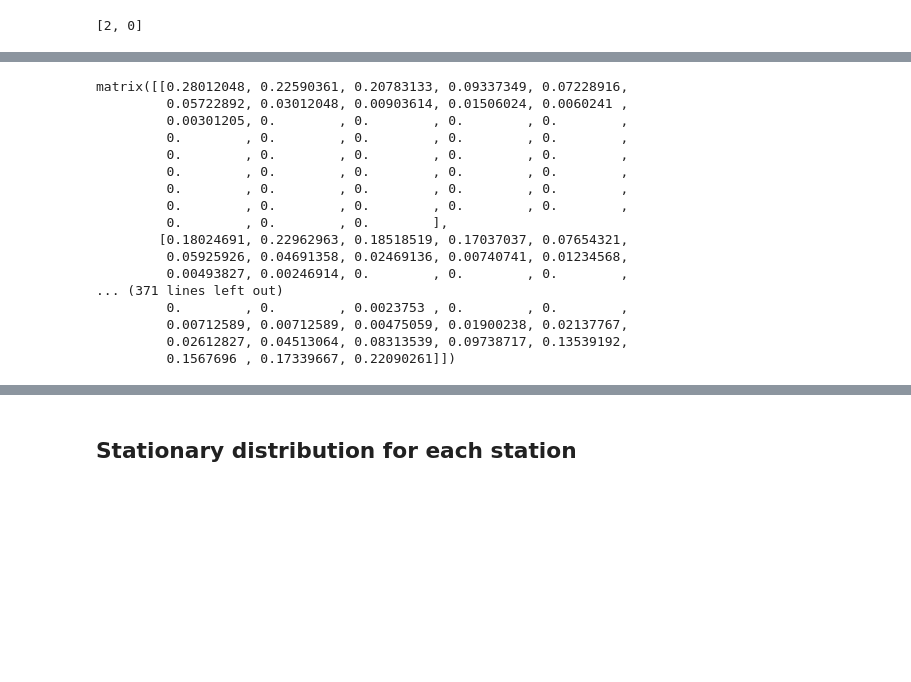
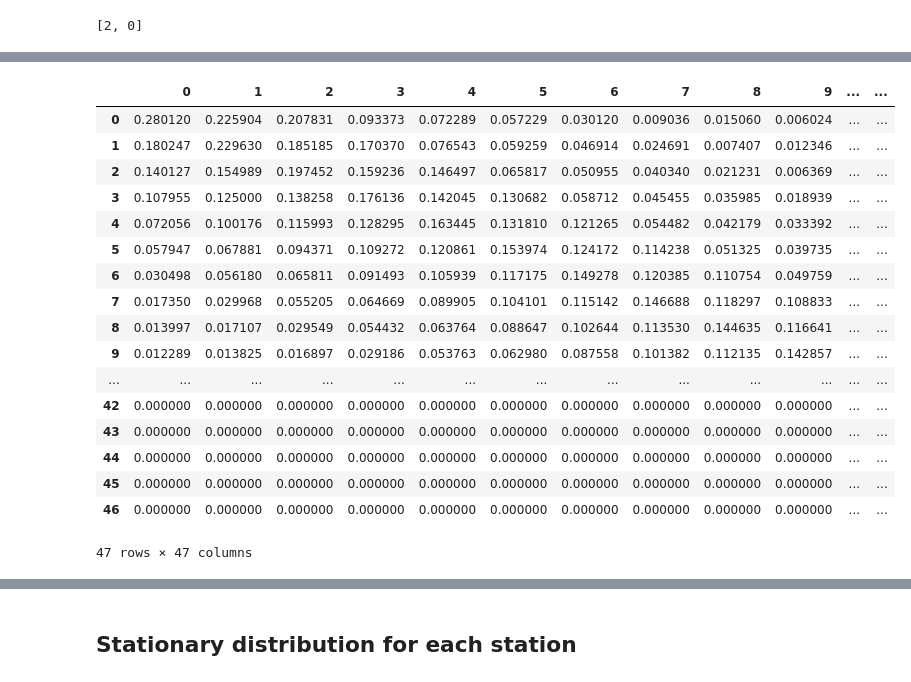
Before and after one commit to gracelang15/City-Bike-Data-Project, a Jupyter notebook: main-project.ipynb, the cells around one changed output, grey strips where cells are left out. Saved outputs shown, nothing was run; the diff lists cells and outputs as text; code cells hidden in the pictures; blank space fills up the shorter version.

```diff
--- a/main-project.ipynb
+++ b/main-project.ipynb
@@ -398,29 +399,30 @@ np.set_printoptions(edgeitems=127)
 W21_night_out = count_per_day_per_time(W21_start_night,night_times,True)
 W21_night_in = count_per_day_per_time(W21_end_night,night_times,False)
 W21_night_rate = get_rate_list(W21_night_in, W21_night_out)
-#W21 station has a capacity of 42 bikes
-W21_freq_rates = CountFrequency(W21_night_rate, 42)
-W21_p_night = create_probab_matrix(W21_freq_rates, 42)
+#W21 station has a capacity of 46 bikes
+W21_freq_rates = CountFrequency(W21_night_rate, 46)
+W21_p_night = create_probab_matrix(W21_freq_rates, 46)
 # %%
-W21_p_night
+pd.DataFrame(W21_p_night)
 # %% [output]
+|  | 0 | 1 | 2 | 3 | 4 | 5 | 6 | 7 | 8 | 9 | ... | ... |
+| 0 | 0.280120 | 0.225904 | 0.207831 | 0.093373 | 0.072289 | 0.057229 | 0.030120 | 0.009036 | 0.015060 | 0.006024 | ... | ... |
+| 1 | 0.180247 | 0.229630 | 0.185185 | 0.170370 | 0.076543 | 0.059259 | 0.046914 | 0.024691 | 0.007407 | 0.012346 | ... | ... |
+| 2 | 0.140127 | 0.154989 | 0.197452 | 0.159236 | 0.146497 | 0.065817 | 0.050955 | 0.040340 | 0.021231 | 0.006369 | ... | ... |
+| 3 | 0.107955 | 0.125000 | 0.138258 | 0.176136 | 0.142045 | 0.130682 | 0.058712 | 0.045455 | 0.035985 | 0.018939 | ... | ... |
+| 4 | 0.072056 | 0.100176 | 0.115993 | 0.128295 | 0.163445 | 0.131810 | 0.121265 | 0.054482 | 0.042179 | 0.033392 | ... | ... |
+| 5 | 0.057947 | 0.067881 | 0.094371 | 0.109272 | 0.120861 | 0.153974 | 0.124172 | 0.114238 | 0.051325 | 0.039735 | ... | ... |
+| 6 | 0.030498 | 0.056180 | 0.065811 | 0.091493 | 0.105939 | 0.117175 | 0.149278 | 0.120385 | 0.110754 | 0.049759 | ... | ... |
+| 7 | 0.017350 | 0.029968 | 0.055205 | 0.064669 | 0.089905 | 0.104101 | 0.115142 | 0.146688 | 0.118297 | 0.108833 | ... | ... |
+| 8 | 0.013997 | 0.017107 | 0.029549 | 0.054432 | 0.063764 | 0.088647 | 0.102644 | 0.113530 | 0.144635 | 0.116641 | ... | ... |
+| 9 | 0.012289 | 0.013825 | 0.016897 | 0.029186 | 0.053763 | 0.062980 | 0.087558 | 0.101382 | 0.112135 | 0.142857 | ... | ... |
+| ... | ... | ... | ... | ... | ... | ... | ... | ... | ... | ... | ... | ... |
+| 42 | 0.000000 | 0.000000 | 0.000000 | 0.000000 | 0.000000 | 0.000000 | 0.000000 | 0.000000 | 0.000000 | 0.000000 | ... | ... |
+| 43 | 0.000000 | 0.000000 | 0.000000 | 0.000000 | 0.000000 | 0.000000 | 0.000000 | 0.000000 | 0.000000 | 0.000000 | ... | ... |
+| 44 | 0.000000 | 0.000000 | 0.000000 | 0.000000 | 0.000000 | 0.000000 | 0.000000 | 0.000000 | 0.000000 | 0.000000 | ... | ... |
+| 45 | 0.000000 | 0.000000 | 0.000000 | 0.000000 | 0.000000 | 0.000000 | 0.000000 | 0.000000 | 0.000000 | 0.000000 | ... | ... |
+| 46 | 0.000000 | 0.000000 | 0.000000 | 0.000000 | 0.000000 | 0.000000 | 0.000000 | 0.000000 | 0.000000 | 0.000000 | ... | ... |
-matrix([[0.28012048, 0.22590361, 0.20783133, 0.09337349, 0.07228916,
-         0.05722892, 0.03012048, 0.00903614, 0.01506024, 0.0060241 ,
-         0.00301205, 0.        , 0.        , 0.        , 0.        ,
-         0.        , 0.        , 0.        , 0.        , 0.        ,
-         0.        , 0.        , 0.        , 0.        , 0.        ,
-         0.        , 0.        , 0.        , 0.        , 0.        ,
-         0.        , 0.        , 0.        , 0.        , 0.        ,
-         0.        , 0.        , 0.        , 0.        , 0.        ,
-         0.        , 0.        , 0.        ],
-        [0.18024691, 0.22962963, 0.18518519, 0.17037037, 0.07654321,
-         0.05925926, 0.04691358, 0.02469136, 0.00740741, 0.01234568,
-         0.00493827, 0.00246914, 0.        , 0.        , 0.        ,
-... (371 lines left out)
-         0.        , 0.        , 0.0023753 , 0.        , 0.        ,
-         0.00712589, 0.00712589, 0.00475059, 0.01900238, 0.02137767,
-         0.02612827, 0.04513064, 0.08313539, 0.09738717, 0.13539192,
-         0.1567696 , 0.17339667, 0.22090261]])
+47 rows × 47 columns
 # %%
 #create dataframe where 'E 17 St & Broadway' is either the started at or ended at station
 E17_data_start = data_clean[(data_clean["start_station_name"]=='E 17 St & Broadway')]
```
Also changed, not shown: parts of 21 cells of this notebook.
